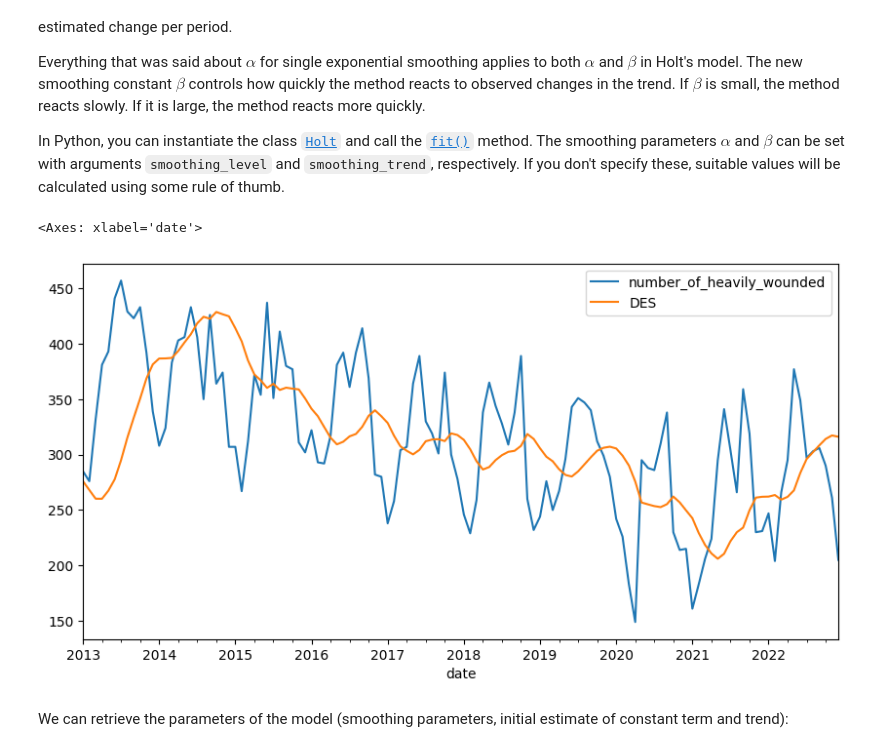
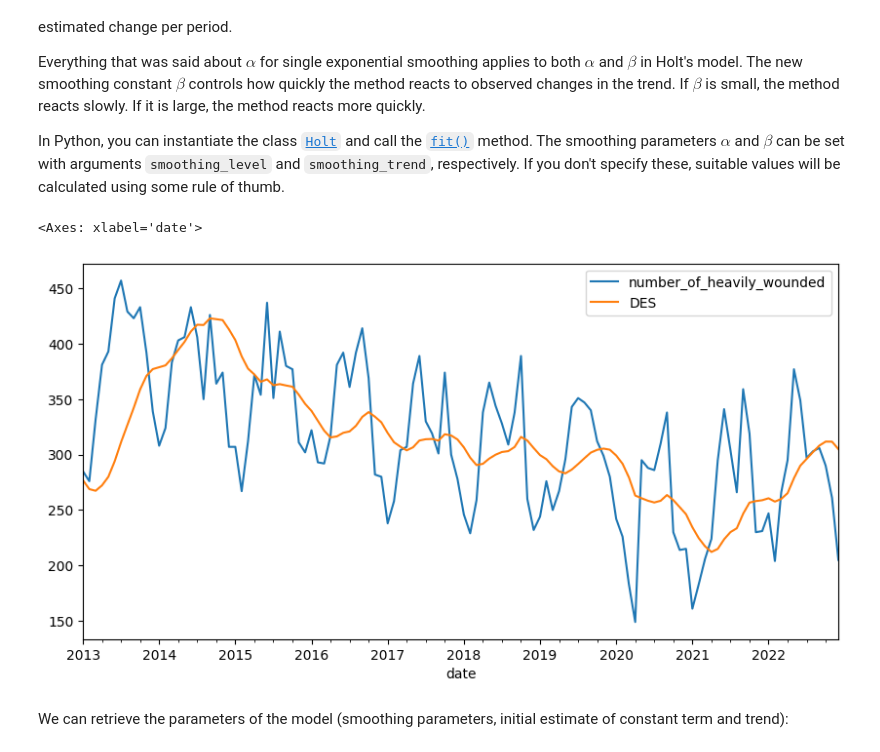
Before and after one commit to HoGentTIN/dsai-labs, a Jupyter notebook: 7-time-series/demo-7.01-time-series.ipynb, the cells around one changed output. Cells and saved outputs as stored; diff of their text form; code cells hidden in the pictures.

```diff
--- a/7-time-series/demo-7.01-time-series.ipynb
+++ b/7-time-series/demo-7.01-time-series.ipynb
@@ -258,7 +269,7 @@ Unfortunately, the `ewm()` method does not allow us to do double or triple expon
 # %%
 from statsmodels.tsa.holtwinters import SimpleExpSmoothing
 data_ses = SimpleExpSmoothing(data['number_of_heavily_wounded']).fit(smoothing_level=0.1)
-data['SES'] = data_ses.fittedvalues
+data['SES'] = data_ses.level
 data.plot(y=['number_of_heavily_wounded',  'SES'], figsize=[10,5])
 # %% [output]
 <Axes: xlabel='date'>
@@ -315,13 +344,13 @@ In Python, you can instantiate the class [`Holt`](https://www.statsmodels.org/st
 # %%
 from statsmodels.tsa.api import Holt
 
 data_des = Holt(data['number_of_heavily_wounded']).fit(smoothing_level=.1, smoothing_trend=.2)
 
-data['DES'] = data_des.fittedvalues
+data['DES'] = data_des.level
 data.plot(y=['number_of_heavily_wounded',  'DES'], figsize=[10,5])
 # %% [output]
 <Axes: xlabel='date'>
-[figure, old version]
+[figure, new version]
 # %% [markdown]
 We can retrieve the parameters of the model (smoothing parameters, initial estimate of constant term and trend):
 # %%
```
Also changed, not shown: parts of 15 cells of this notebook.
